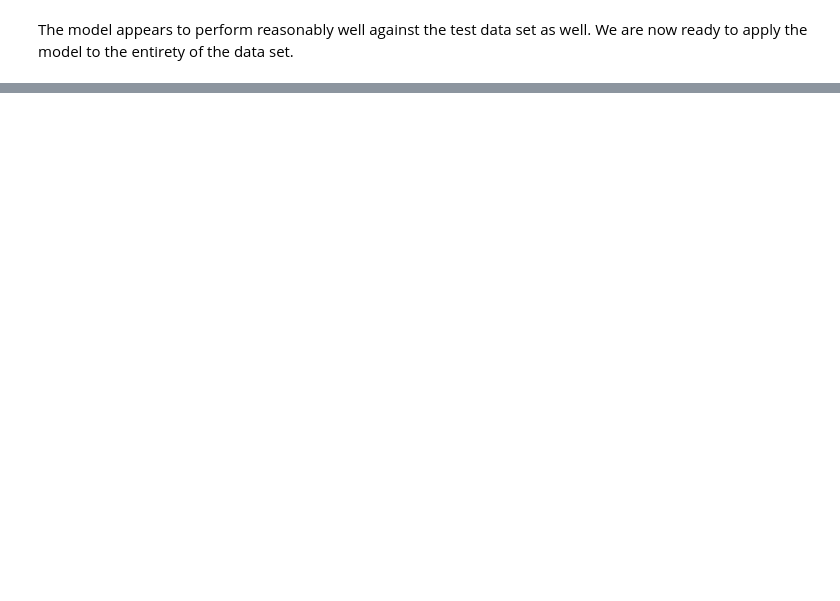
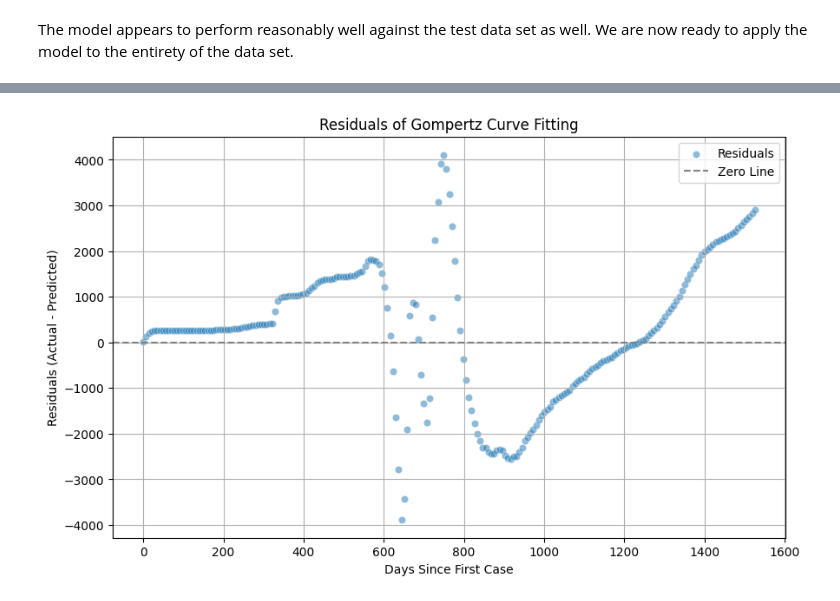
Before and after one commit to sa0v/COVID, a Jupyter notebook: COVID.ipynb, the cells around one changed output, grey strips where cells are left out. Drawn from its saved outputs; the diff is of its cells as text; code cells hidden in the pictures; blank space fills up the shorter version.

```diff
--- a/COVID.ipynb
+++ b/COVID.ipynb
@@ -123,0 +179,21 @@ plt.show()
+# %%
+import matplotlib.pyplot as plt
+import seaborn as sns
+import numpy as np
+
+# Assuming you already have the Gompertz fitted values stored in 'X_train['fitted_cases']'
+# Calculate the residuals
+residuals = data['totalcases'] - data['fitted_cases']
+
+# Plot the residuals
+plt.figure(figsize=(10, 6))
+sns.scatterplot(x=data['days'], y=residuals, color='tab:blue', label='Residuals',alpha=0.5)
+plt.axhline(y=0, color='gray', linestyle='--', label='Zero Line')  # Zero line reference
+plt.title("Residuals of Gompertz Curve Fitting")
+plt.xlabel("Days Since First Case")
+plt.ylabel("Residuals (Actual - Predicted)")
+plt.legend()
+plt.grid(True)
+plt.show()
+# %% [output]
+[figure, added]
```
Also changed, not shown: parts of 14 cells of this notebook.
